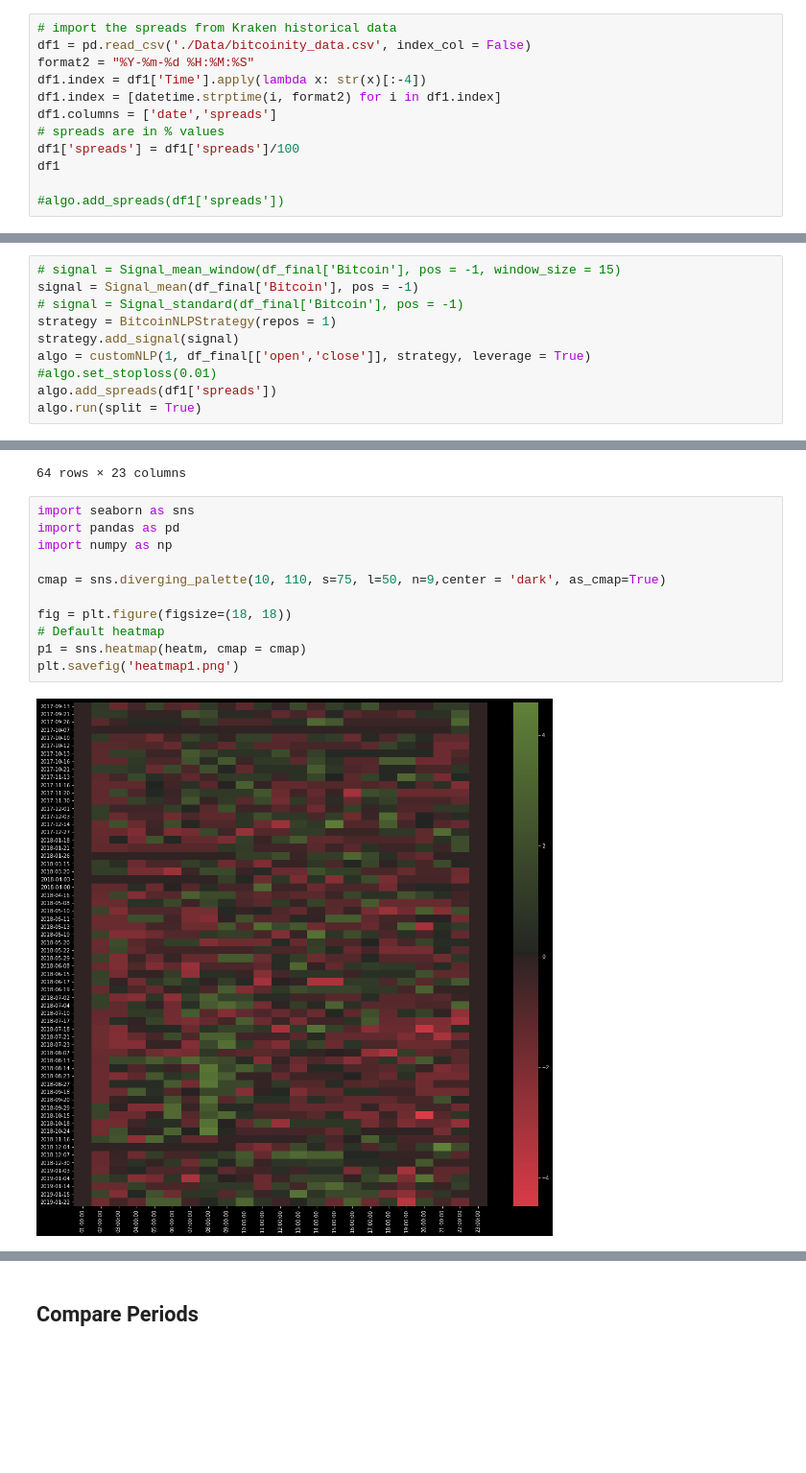
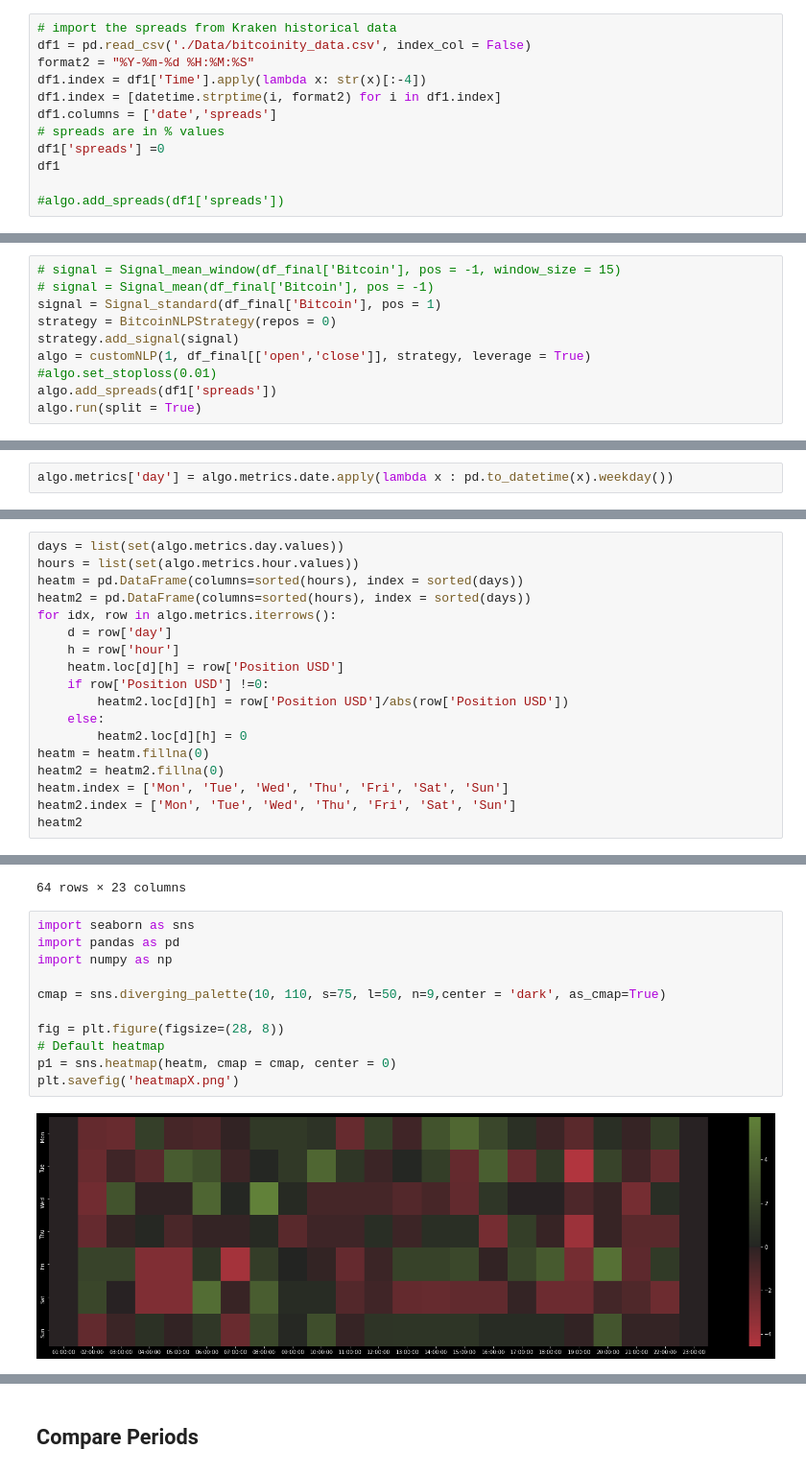
Before and after one commit to ktsou/TradingNLP-shell, a Jupyter notebook: main.ipynb, the cells around one changed output, grey strips where cells are left out. Shown at 96% size. Cells and saved outputs as stored; diff of their text form; blank space fills up the shorter version.

```diff
--- a/main.ipynb
+++ b/main.ipynb
@@ -244,7 +255,7 @@ df1.index = df1['Time'].apply(lambda x: str(x)[:-4])
 df1.index = [datetime.strptime(i, format2) for i in df1.index]
 df1.columns = ['date','spreads']
 # spreads are in % values
-df1['spreads'] = df1['spreads']/100
+df1['spreads'] =0
 df1
 
 #algo.add_spreads(df1['spreads'])
@@ -264,9 +275,9 @@ df1
 2685 rows × 2 columns
 # %%
 # signal = Signal_mean_window(df_final['Bitcoin'], pos = -1, window_size = 15)
-signal = Signal_mean(df_final['Bitcoin'], pos = -1)
-# signal = Signal_standard(df_final['Bitcoin'], pos = -1)
-strategy = BitcoinNLPStrategy(repos = 1)
+# signal = Signal_mean(df_final['Bitcoin'], pos = -1)
+signal = Signal_standard(df_final['Bitcoin'], pos = 1)
+strategy = BitcoinNLPStrategy(repos = 0)
 strategy.add_signal(signal)
 algo = customNLP(1, df_final[['open','close']], strategy, leverage = True)
 #algo.set_stoploss(0.01)
@@ -529,0 +558,2 @@ None
+# %%
+algo.metrics['day'] = algo.metrics.date.apply(lambda x : pd.to_datetime(x).weekday())
@@ -529,0 +570,18 @@ None
+# %%
+days = list(set(algo.metrics.day.values))
+hours = list(set(algo.metrics.hour.values))
+heatm = pd.DataFrame(columns=sorted(hours), index = sorted(days))
+heatm2 = pd.DataFrame(columns=sorted(hours), index = sorted(days))
+for idx, row in algo.metrics.iterrows():
+    d = row['day']
+    h = row['hour']
+    heatm.loc[d][h] = row['Position USD']
+    if row['Position USD'] !=0:
+        heatm2.loc[d][h] = row['Position USD']/abs(row['Position USD'])
+    else:
+        heatm2.loc[d][h] = 0
+heatm = heatm.fillna(0)
+heatm2 = heatm2.fillna(0)
+heatm.index = ['Mon', 'Tue', 'Wed', 'Thu', 'Fri', 'Sat', 'Sun']
+heatm2.index = ['Mon', 'Tue', 'Wed', 'Thu', 'Fri', 'Sat', 'Sun']
+heatm2
@@ -560,14 +628,14 @@ heatm2
 # %%
 import seaborn as sns
 import pandas as pd
 import numpy as np
 
 cmap = sns.diverging_palette(10, 110, s=75, l=50, n=9,center = 'dark', as_cmap=True)
 
-fig = plt.figure(figsize=(18, 18))
+fig = plt.figure(figsize=(28, 8))
 # Default heatmap
-p1 = sns.heatmap(heatm, cmap = cmap)
-plt.savefig('heatmap1.png')
+p1 = sns.heatmap(heatm, cmap = cmap, center = 0)
+plt.savefig('heatmapX.png')
 # %% [output]
-[figure, old version]
+[figure, new version]
 # %%
```
Also changed, not shown: parts of 21 cells of this notebook, 7 other files.
